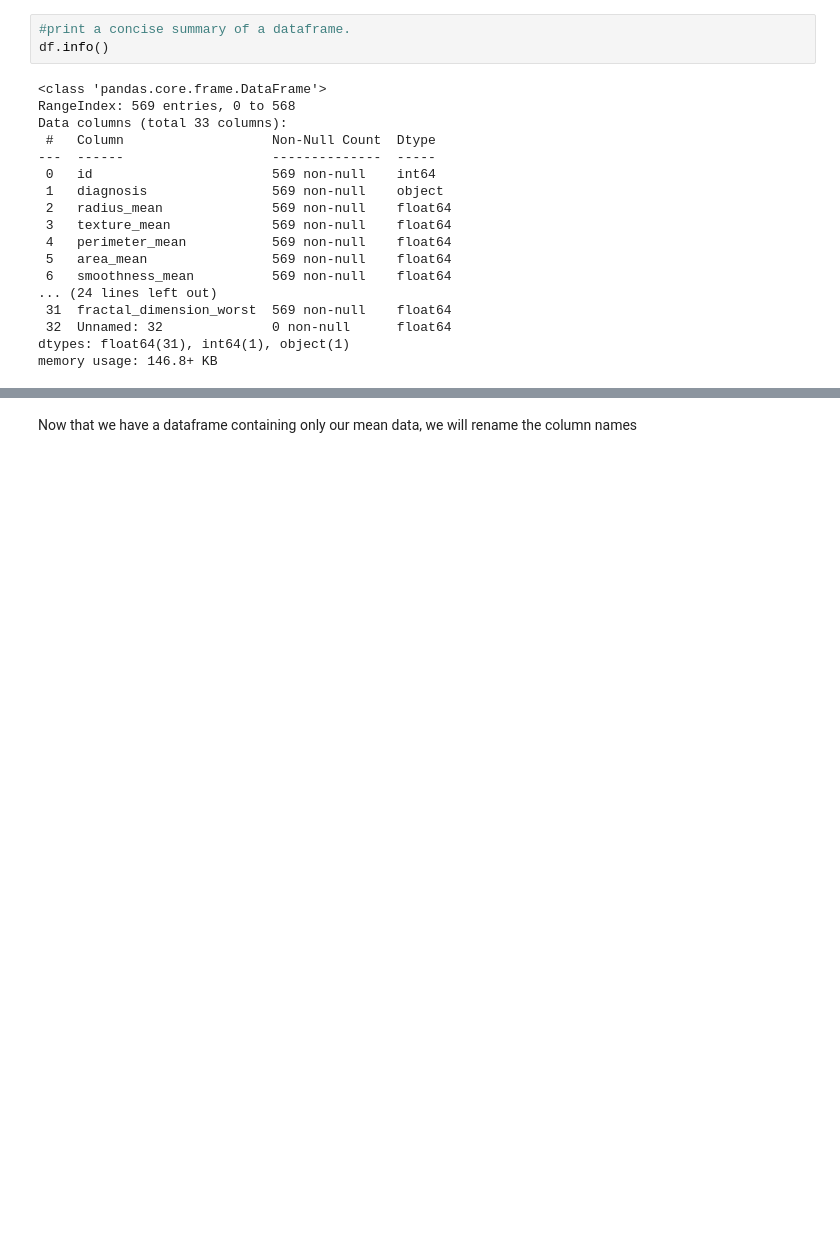
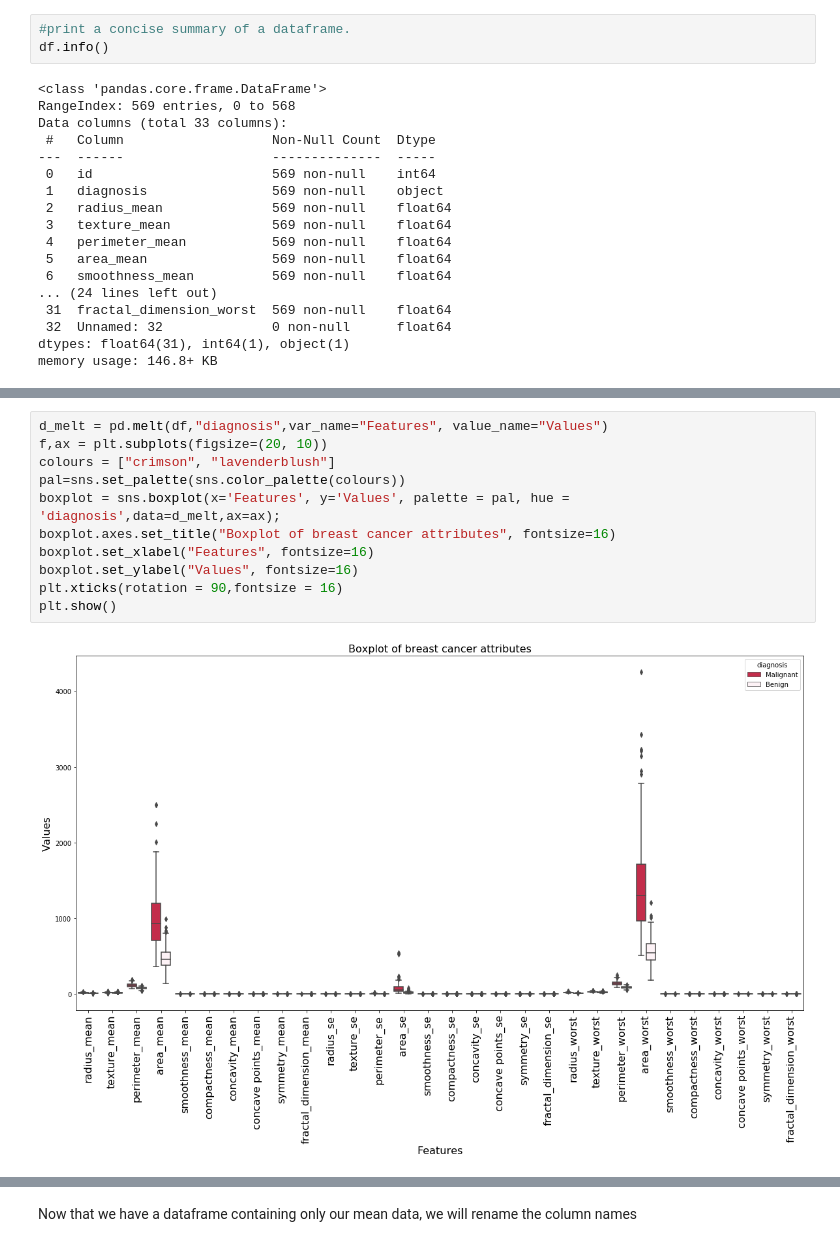
Before and after one commit to Marvykalu/Cancer_data_project, a Jupyter notebook: Breast_Cancer_data_processing.ipynb, the cells around one changed output, grey strips where cells are left out. Drawn from its saved outputs; the diff is of its cells as text; blank space fills up the shorter version.

```diff
--- a/Breast_Cancer_data_processing.ipynb
+++ b/Breast_Cancer_data_processing.ipynb
@@ -180,0 +147,13 @@ df_transformed_mean.head(2)
+# %%
+d_melt = pd.melt(df,"diagnosis",var_name="Features", value_name="Values")
+f,ax = plt.subplots(figsize=(20, 10))
+colours = ["crimson", "lavenderblush"]
+pal=sns.set_palette(sns.color_palette(colours))
+boxplot = sns.boxplot(x='Features', y='Values', palette = pal, hue = 'diagnosis',data=d_melt,ax=ax);
+boxplot.axes.set_title("Boxplot of breast cancer attributes", fontsize=16)
+boxplot.set_xlabel("Features", fontsize=16)
+boxplot.set_ylabel("Values", fontsize=16)
+plt.xticks(rotation = 90,fontsize = 16)
+plt.show()
+# %% [output]
+[figure, added]
```
Also changed, not shown: parts of 67 cells of this notebook.
